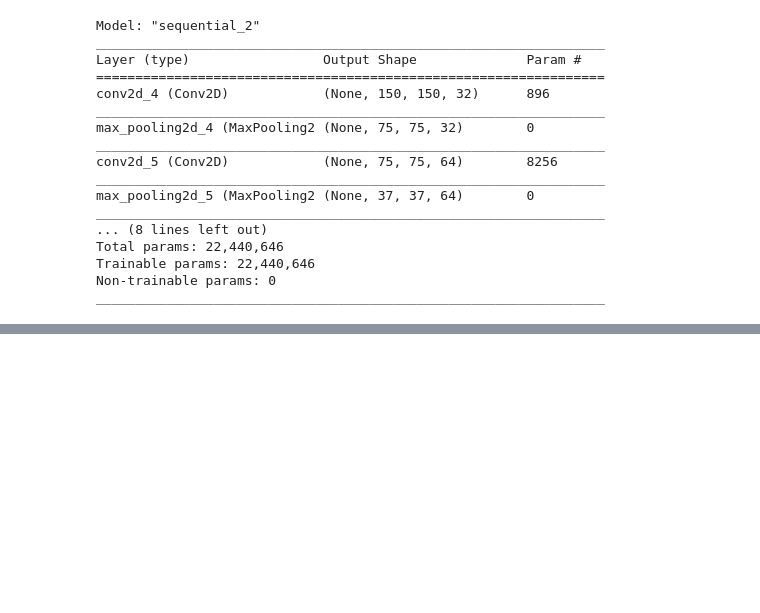
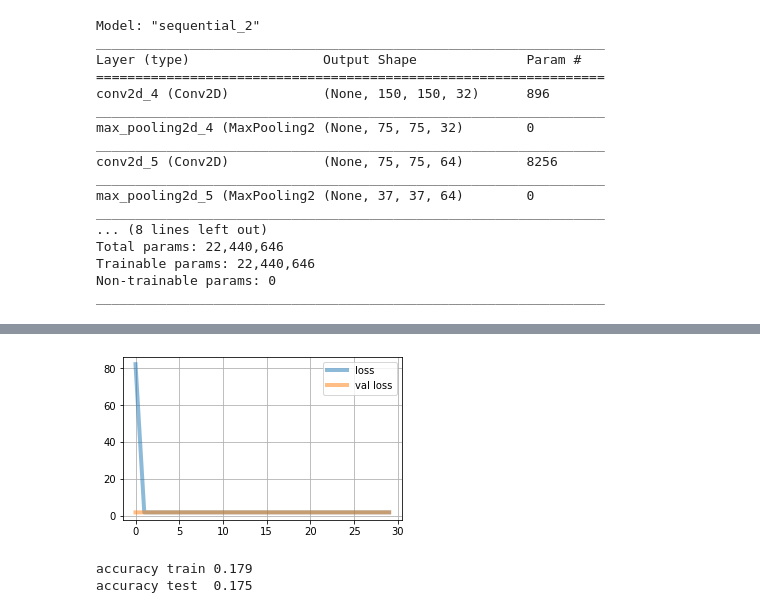
Before and after one commit to yuaquintero/U4-Project-CNN, a Jupyter notebook: CNN_Scene_clasification.ipynb, the cells around one changed output, grey strips where cells are left out. Cells and saved outputs as stored; diff of their text form; code cells hidden in the pictures; blank space fills up the shorter version.

```diff
--- a/CNN_Scene_clasification.ipynb
+++ b/CNN_Scene_clasification.ipynb
@@ -211,7 +225,7 @@ Trainable params: 22,440,646
 Non-trainable params: 0
 _________________________________________________________________
 # %%
-cnn_model.fit_generator(
+cnn_model.fit(
     train_gen,
     steps_per_epoch=100,
     epochs=32,
@@ -239,0 +241,2 @@ Epoch 32/32
+# %%
+trained = cnn_model.fit(x_train,y_train,epochs=30,validation_split=0.30)
@@ -239,0 +276,2 @@ Epoch 32/32
+# %%
+trained = cnn_model.fit(x_train,y_train,epochs=32,batch_size=64,validation_split=0.30)
@@ -239,0 +282,21 @@ Epoch 32/32
+# %%
+trained =cnn_model.fit(Images_train,Label_train,epochs=30,validation_split=0.30)
+# %%
+plt.figure(figsize=(5,3))
+loss  = cnn_model.history.history["loss"]
+vloss = cnn_model.history.history["val_loss"]
+plt.plot(loss, lw=4, alpha=.5, label="loss")
+plt.plot(vloss, lw=4, alpha=.5, label="val loss")
+plt.grid();
+plt.legend();
+# %% [output]
+[figure, added]
+# %%
+preds_train = cnn_model.predict(x_train).argmax(axis=1)
+preds_test = cnn_model.predict(x_test).argmax(axis=1)
+
+print("accuracy train %.3f"%(np.mean(preds_train==y_train)))
+print("accuracy test  %.3f"%(np.mean(preds_test==y_test)))
+# %% [output]
+accuracy train 0.179
+accuracy test  0.175
```
Also changed, not shown: parts of 27 cells of this notebook.
